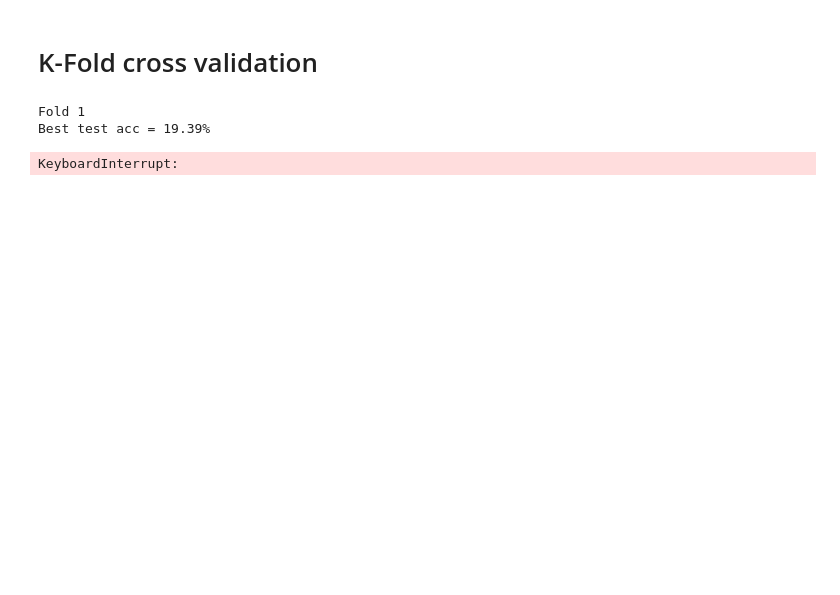
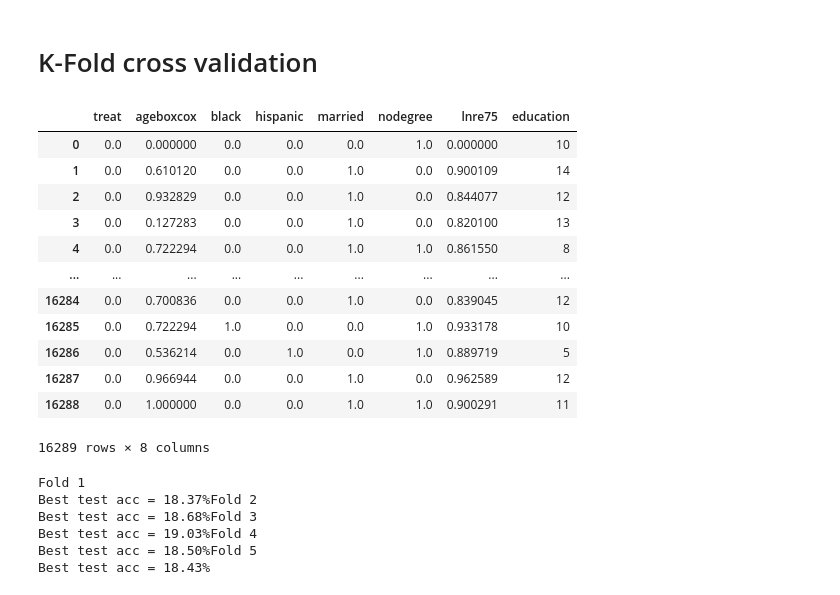
Before and after one commit to MawuliAgamah/ml-propensity-score-matching, a Jupyter notebook: Jupyter notebooks/ANN models/artifical neural network4.ipynb, the cells around one changed output. Cells and saved outputs as stored; diff of their text form; code cells hidden in the pictures; blank space fills up the shorter version.

```diff
--- a/Jupyter notebooks/ANN models/artifical neural network4.ipynb
+++ b/Jupyter notebooks/ANN models/artifical neural network4.ipynb
@@ -990,13 +975,33 @@ test_mse_dict = {}
 foldperf = {}
 acc_per_epoch = {}
 fold_validation_accuracy = {}
+# %%
+data_clean = data_cleaning_function(nswCps_lalonde)
+data_clean
+# %% [output]
+|  | treat | ageboxcox | black | hispanic | married | nodegree | lnre75 | education |
+| 0 | 0.0 | 0.000000 | 0.0 | 0.0 | 0.0 | 1.0 | 0.000000 | 10 |
+| 1 | 0.0 | 0.610120 | 0.0 | 0.0 | 1.0 | 0.0 | 0.900109 | 14 |
+| 2 | 0.0 | 0.932829 | 0.0 | 0.0 | 1.0 | 0.0 | 0.844077 | 12 |
+| 3 | 0.0 | 0.127283 | 0.0 | 0.0 | 1.0 | 0.0 | 0.820100 | 13 |
+| 4 | 0.0 | 0.722294 | 0.0 | 0.0 | 1.0 | 1.0 | 0.861550 | 8 |
+| ... | ... | ... | ... | ... | ... | ... | ... | ... |
+| 16284 | 0.0 | 0.700836 | 0.0 | 0.0 | 1.0 | 0.0 | 0.839045 | 12 |
+| 16285 | 0.0 | 0.722294 | 1.0 | 0.0 | 0.0 | 1.0 | 0.933178 | 10 |
+| 16286 | 0.0 | 0.536214 | 0.0 | 1.0 | 0.0 | 1.0 | 0.889719 | 5 |
+| 16287 | 0.0 | 0.966944 | 0.0 | 0.0 | 1.0 | 0.0 | 0.962589 | 12 |
+| 16288 | 0.0 | 1.000000 | 0.0 | 0.0 | 1.0 | 1.0 | 0.900291 | 11 |
+16289 rows × 8 columns
 # %%
 ann_metrics = pd.DataFrame()
-ANN_KFOLD(nswCps_dehWab,params,ann_metrics)
+ANN_KFOLD(nswCps_lalonde,params,ann_metrics)
 # %% [output]
 Fold 1
-Best test acc = 19.39%
+Best test acc = 18.37%Fold 2
+Best test acc = 18.68%Fold 3
+Best test acc = 19.03%Fold 4
+Best test acc = 18.50%Fold 5
+Best test acc = 18.43%
-KeyboardInterrupt:
 # %%
 # Create lists
 train_accuracy_list = list(training_accuracy_dict.values())
```
Also changed, not shown: parts of 15 cells of this notebook, 14 other files.
